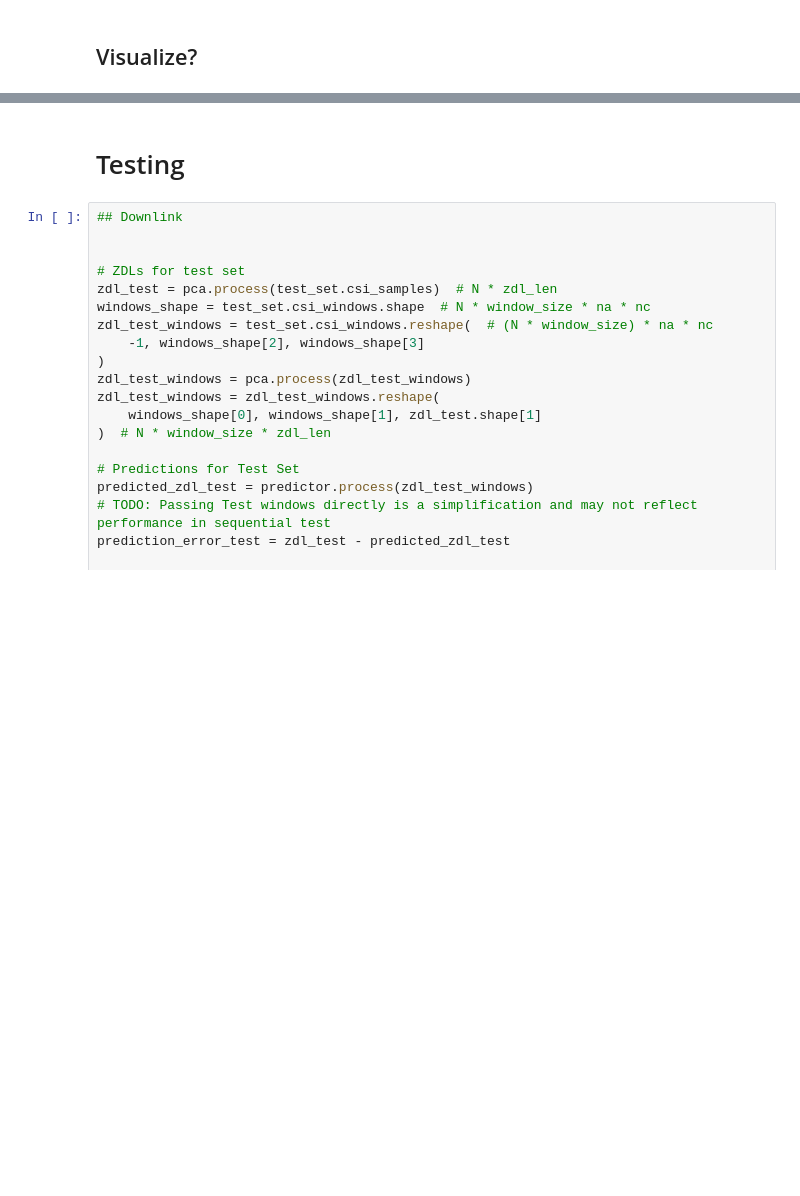
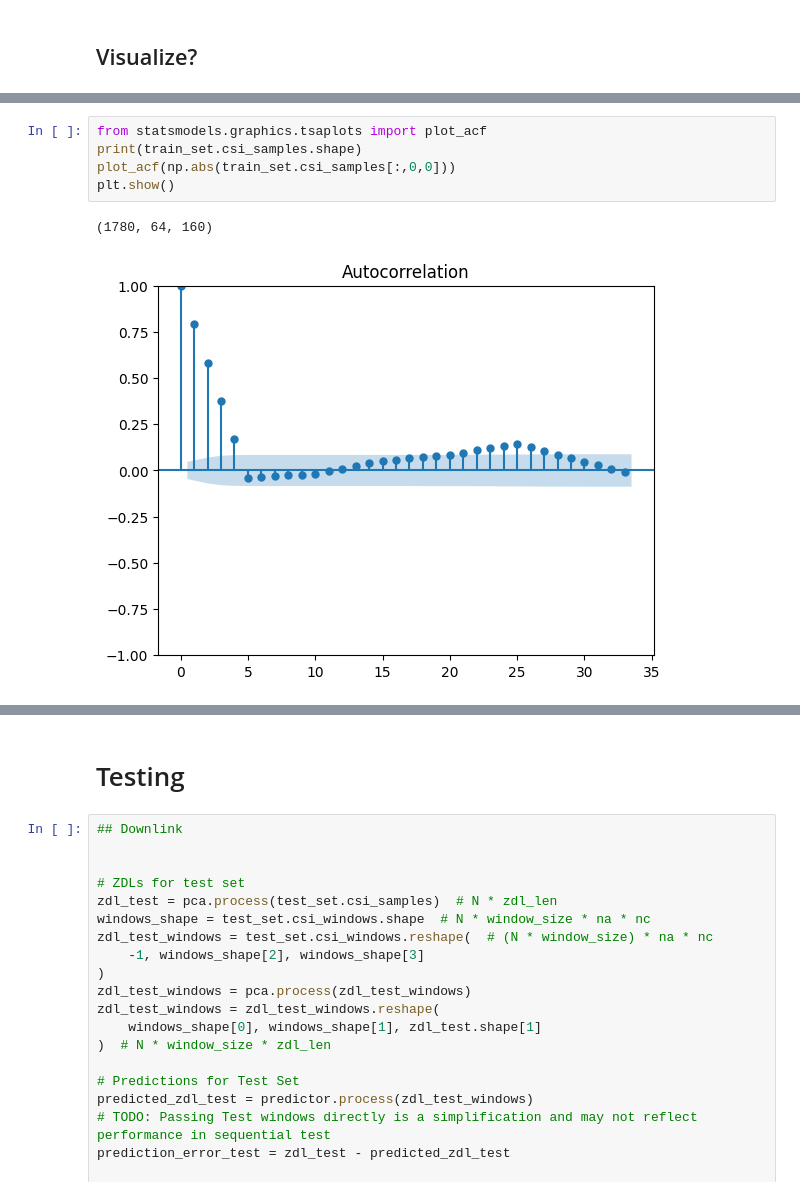
Before and after one commit to dziper/NonstaticCSI, a Jupyter notebook: project/plan.ipynb, the cells around one changed output, grey strips where cells are left out. Drawn from its saved outputs; the diff is of its cells as text; blank space fills up the shorter version.

```diff
--- a/project/plan.ipynb
+++ b/project/plan.ipynb
@@ -87,0 +82,8 @@ plt.imshow(np.squeeze(np.abs(recovered)))
+# %%
+from statsmodels.graphics.tsaplots import plot_acf
+print(train_set.csi_samples.shape)
+plot_acf(np.abs(train_set.csi_samples[:,0,0]))
+plt.show()
+# %% [output]
+(1780, 64, 160)
+[figure, added]
```
Also changed, not shown: parts of 5 cells of this notebook, 5 other files.
